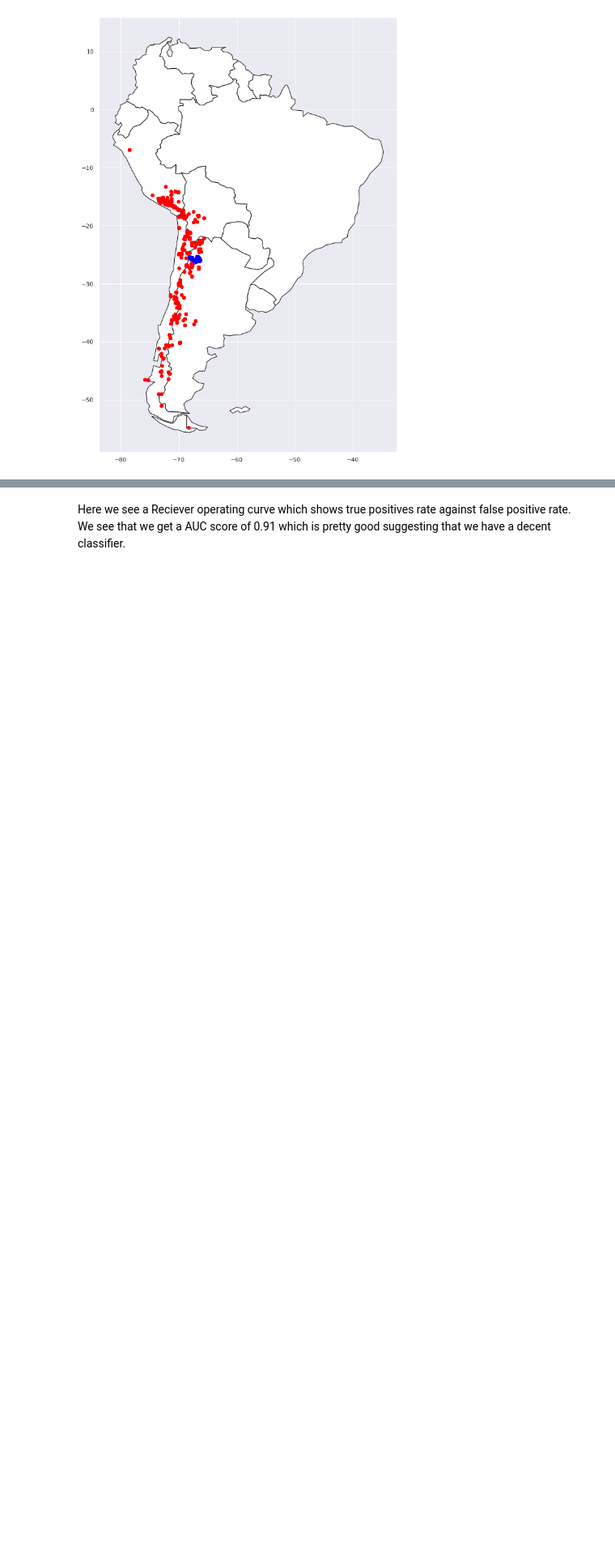
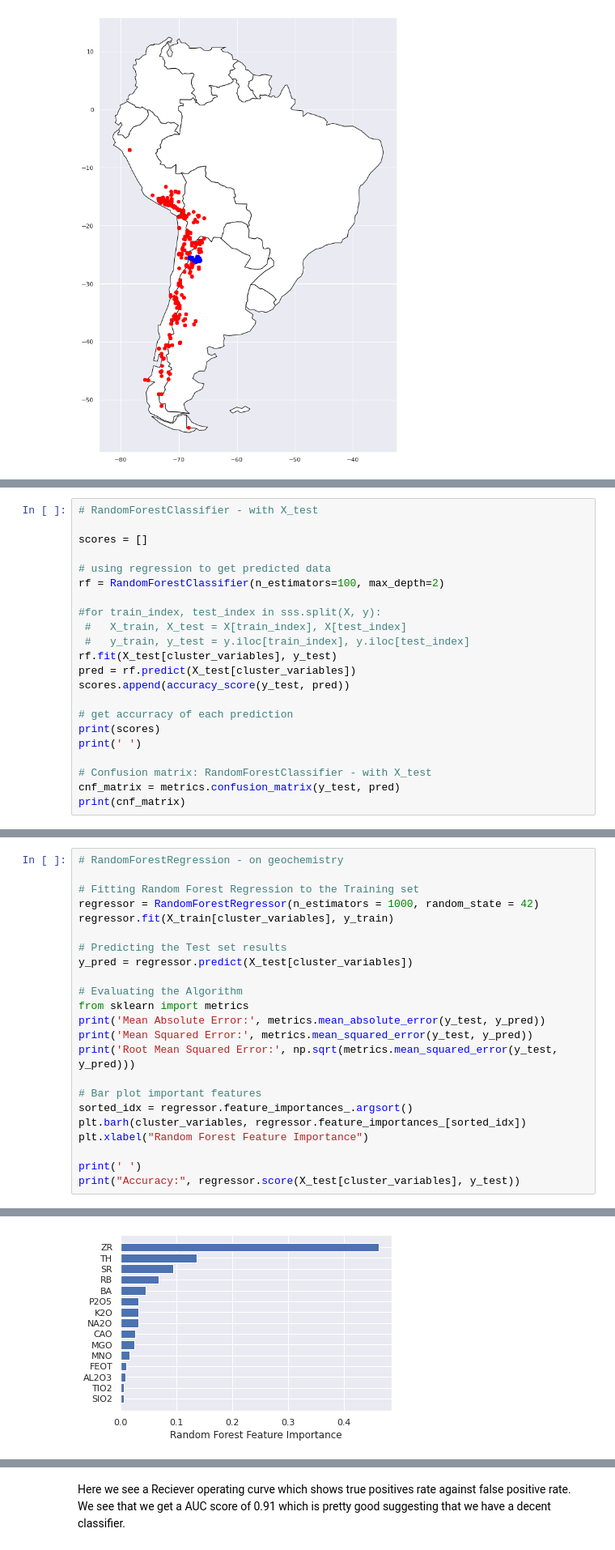
Before and after one commit to f-lingo/Obsidian_geochem, a Jupyter notebook: Geochem_Project.ipynb, the cells around one changed output, grey strips where cells are left out. Shown at 81% size. Cells and saved outputs as stored; diff of their text form; blank space fills up the shorter version.

```diff
--- a/Geochem_Project.ipynb
+++ b/Geochem_Project.ipynb
@@ -455,0 +743,22 @@ plt.show()
+# %%
+# RandomForestClassifier - with X_test
+
+scores = []
+
+# using regression to get predicted data
+rf = RandomForestClassifier(n_estimators=100, max_depth=2)
+
+#for train_index, test_index in sss.split(X, y):
+ #   X_train, X_test = X[train_index], X[test_index]
+ #   y_train, y_test = y.iloc[train_index], y.iloc[test_index]
+rf.fit(X_test[cluster_variables], y_test)
+pred = rf.predict(X_test[cluster_variables])
+scores.append(accuracy_score(y_test, pred))
+
+# get accurracy of each prediction
+print(scores)
+print(' ')
+
+# Confusion matrix: RandomForestClassifier - with X_test
+cnf_matrix = metrics.confusion_matrix(y_test, pred)
+print(cnf_matrix)
@@ -455,0 +847,24 @@ plt.show()
+# %%
+# RandomForestRegression - on geochemistry
+
+# Fitting Random Forest Regression to the Training set
+regressor = RandomForestRegressor(n_estimators = 1000, random_state = 42)
+regressor.fit(X_train[cluster_variables], y_train)
+
+# Predicting the Test set results
+y_pred = regressor.predict(X_test[cluster_variables])
+
+# Evaluating the Algorithm
+from sklearn import metrics
+print('Mean Absolute Error:', metrics.mean_absolute_error(y_test, y_pred))
+print('Mean Squared Error:', metrics.mean_squared_error(y_test, y_pred))
+print('Root Mean Squared Error:', np.sqrt(metrics.mean_squared_error(y_test, y_pred)))
+
+# Bar plot important features
+sorted_idx = regressor.feature_importances_.argsort()
+plt.barh(cluster_variables, regressor.feature_importances_[sorted_idx])
+plt.xlabel("Random Forest Feature Importance")
+
+print(' ')
+print("Accuracy:", regressor.score(X_test[cluster_variables], y_test))
+# %% [output]
@@ -455,0 +876 @@ plt.show()
+[figure, added]
```
Also changed, not shown: parts of 96 cells of this notebook.
